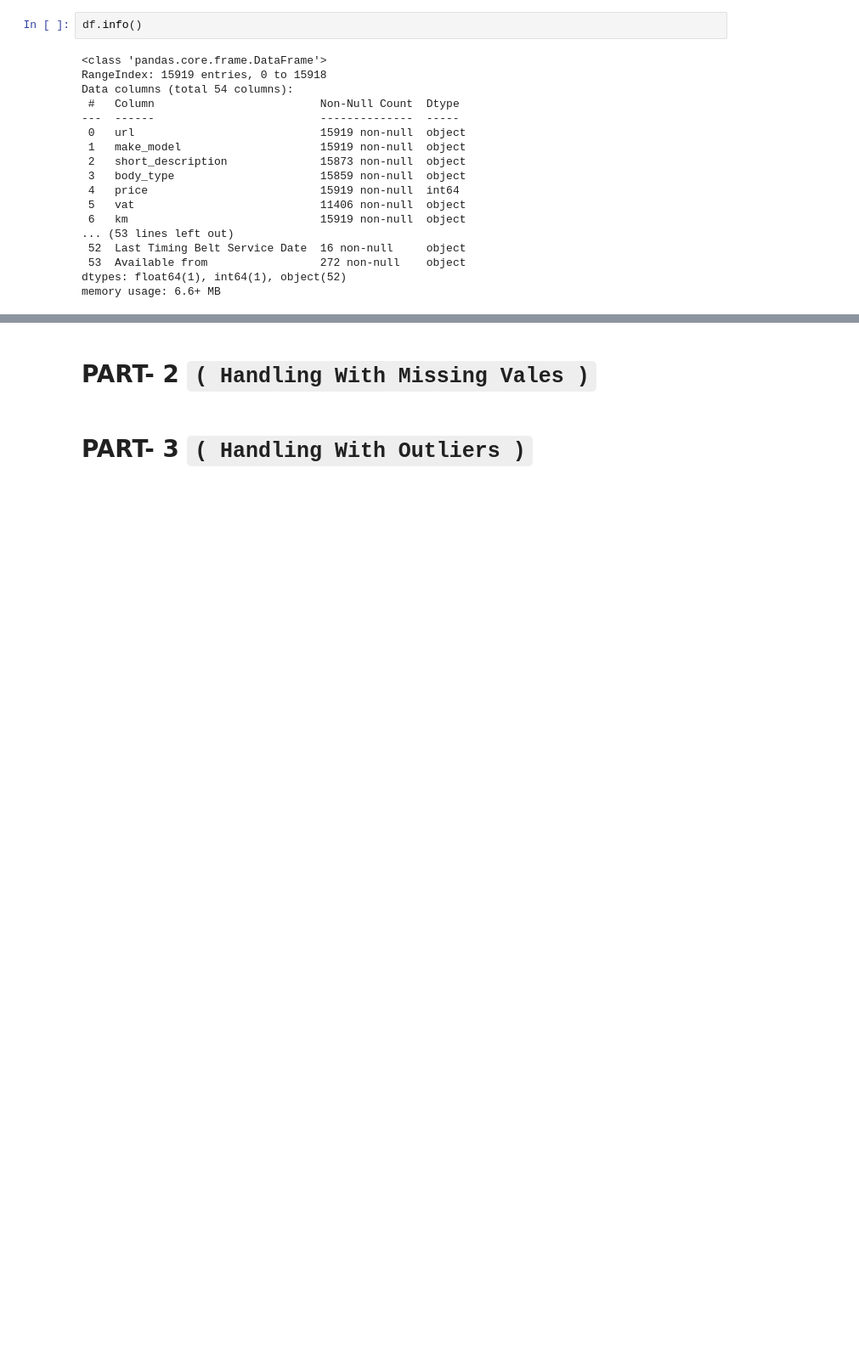
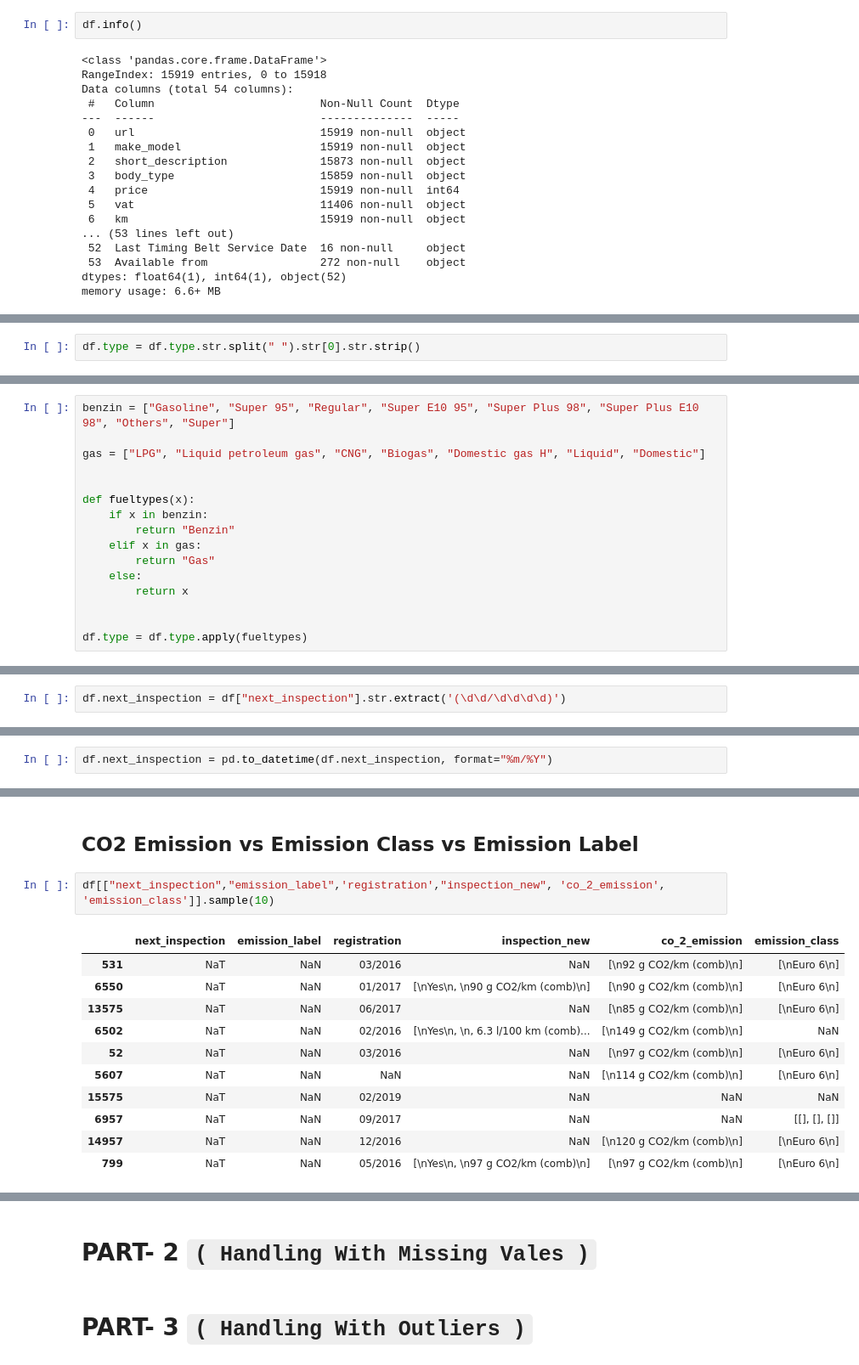
Before and after one commit to YusufSHub/DAwPython-Capstone-Project, a Jupyter notebook: DAwPy-Capstone_Project_(AutoScout)_D1124-Yusuf.ipynb, the cells around one changed output, grey strips where cells are left out. Shown: that part at 85% size. Drawn from its saved outputs; the diff is of its cells as text; blank space fills up the shorter version.

```diff
--- a/DAwPy-Capstone_Project_(AutoScout)_D1124-Yusuf.ipynb
+++ b/DAwPy-Capstone_Project_(AutoScout)_D1124-Yusuf.ipynb
@@ -91,0 +1031,2 @@ df["kW"].isna().count()
+# %%
+df.type = df.type.str.split(" ").str[0].str.strip()
@@ -91,0 +1037,16 @@ df["kW"].isna().count()
+# %%
+benzin = ["Gasoline", "Super 95", "Regular", "Super E10 95", "Super Plus 98", "Super Plus E10 98", "Others", "Super"]
+
+gas = ["LPG", "Liquid petroleum gas", "CNG", "Biogas", "Domestic gas H", "Liquid", "Domestic"]
+
+
+def fueltypes(x):
+    if x in benzin:
+        return "Benzin"
+    elif x in gas:
+        return "Gas"
+    else:
+        return x
+
+
+df.type = df.type.apply(fueltypes)
@@ -91,0 +1140,2 @@ df["kW"].isna().count()
+# %%
+df.next_inspection = df["next_inspection"].str.extract('(\d\d/\d\d\d\d)')
@@ -91,0 +1164,2 @@ df["kW"].isna().count()
+# %%
+df.next_inspection = pd.to_datetime(df.next_inspection, format="%m/%Y")
@@ -91,0 +1206,16 @@ df["kW"].isna().count()
+# %% [markdown]
+## CO2 Emission vs Emission Class vs Emission Label
+# %%
+df[["next_inspection","emission_label",'registration',"inspection_new", 'co_2_emission', 'emission_class']].sample(10)
+# %% [output]
+|  | next_inspection | emission_label | registration | inspection_new | co_2_emission | emission_class |
+| 531 | NaT | NaN | 03/2016 | NaN | [\n92 g CO2/km (comb)\n] | [\nEuro 6\n] |
+| 6550 | NaT | NaN | 01/2017 | [\nYes\n, \n90 g CO2/km (comb)\n] | [\n90 g CO2/km (comb)\n] | [\nEuro 6\n] |
+| 13575 | NaT | NaN | 06/2017 | NaN | [\n85 g CO2/km (comb)\n] | [\nEuro 6\n] |
+| 6502 | NaT | NaN | 02/2016 | [\nYes\n, \n, 6.3 l/100 km (comb)... | [\n149 g CO2/km (comb)\n] | NaN |
+| 52 | NaT | NaN | 03/2016 | NaN | [\n97 g CO2/km (comb)\n] | [\nEuro 6\n] |
+| 5607 | NaT | NaN | NaN | NaN | [\n114 g CO2/km (comb)\n] | [\nEuro 6\n] |
+| 15575 | NaT | NaN | 02/2019 | NaN | NaN | NaN |
+| 6957 | NaT | NaN | 09/2017 | NaN | NaN | [[], [], []] |
+| 14957 | NaT | NaN | 12/2016 | NaN | [\n120 g CO2/km (comb)\n] | [\nEuro 6\n] |
+| 799 | NaT | NaN | 05/2016 | [\nYes\n, \n97 g CO2/km (comb)\n] | [\n97 g CO2/km (comb)\n] | [\nEuro 6\n] |
```
Also changed, not shown: parts of 259 cells of this notebook, 5 other files.
